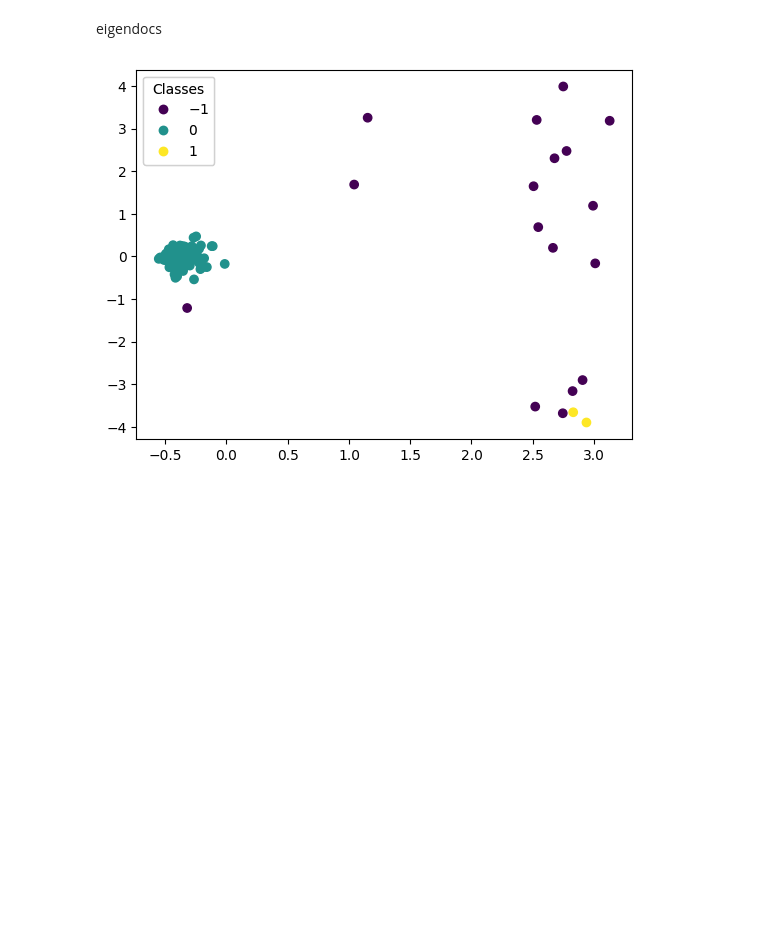
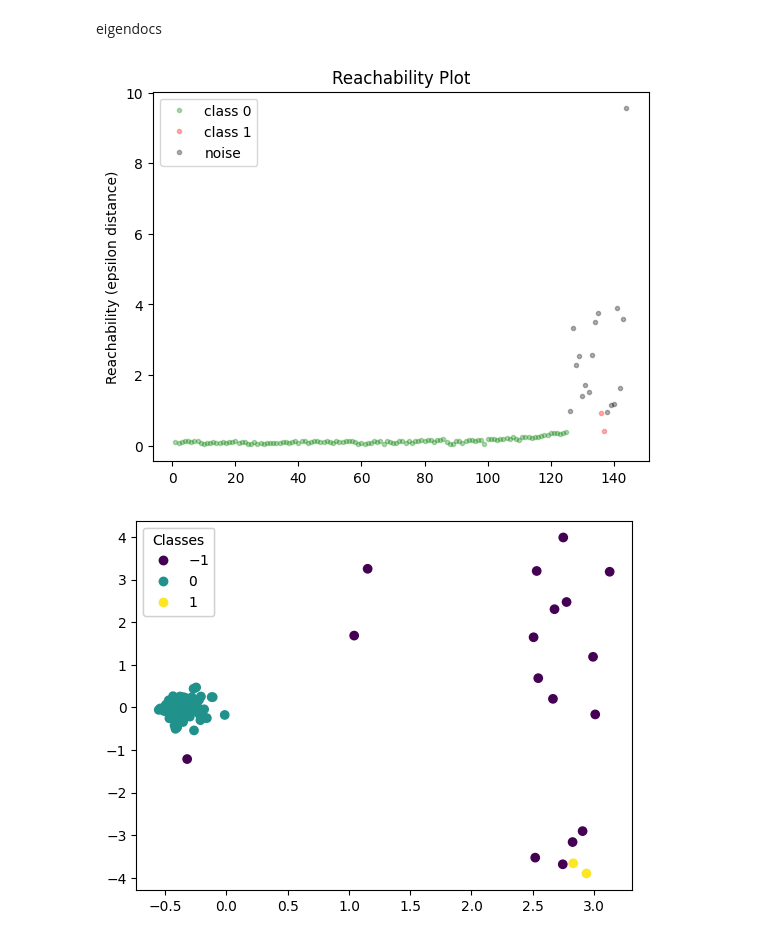
Before and after one commit to KlaraGtknst/topic-analysis-text-data, a Jupyter notebook: OPTICS.ipynb, the cells around one changed output. Saved outputs shown, nothing was run; the diff lists cells and outputs as text; code cells hidden in the pictures; blank space fills up the shorter version.

```diff
--- a/OPTICS.ipynb
+++ b/OPTICS.ipynb
@@ -143,5 +159,24 @@ display_PCA_res(transposed_img, reconstructed_img, X_test, save=True, sqr_n_c=pr
 # %% [markdown]
 OPTICS
+# %%
+def display_reachability_plot(documents, optics_model, save=False):
+    reachability = optics_model.reachability_[optics_model.ordering_]
+    labels = optics_model.labels_[optics_model.ordering_]
+    space = np.arange(len(documents))
+
+    # Reachability plot
+    colors = ["g.", "r.", "b.", "y.", "c."]
+    for klass, color in zip(range(0, 5), colors):
+        Xk = space[labels == klass]
+        Rk = reachability[labels == klass]
+        plt.plot(Xk, Rk, color, alpha=0.3, label=(f"class {klass}" if len(Xk) > 0 else None))
+    plt.plot(space[labels == -1], reachability[labels == -1], "k.", alpha=0.3, label="noise")
+    plt.ylabel("Reachability (epsilon distance)")
+    plt.title("Reachability Plot")
+    plt.legend()
+    if save:
+        plt.savefig('results/reachability_plot.pdf', format='pdf')
+    plt.show()
 # %% [markdown]
 eigendocs
 # %%
@@ -157,6 +192,10 @@ def dispaly_OPTICS_clustering(trans_train, labels):
     legend = ax.legend(*scatter.legend_elements(), title="Classes")
     ax.add_artist(legend)
     plt.show()
+# %%
+display_reachability_plot(trans_train, clt, save=False)
+# %% [output]
+[figure, added]
 # %%
 dispaly_OPTICS_clustering(trans_train, labels)
 # %% [output]
```
Also changed, not shown: parts of 10 cells of this notebook, 8 other files.
